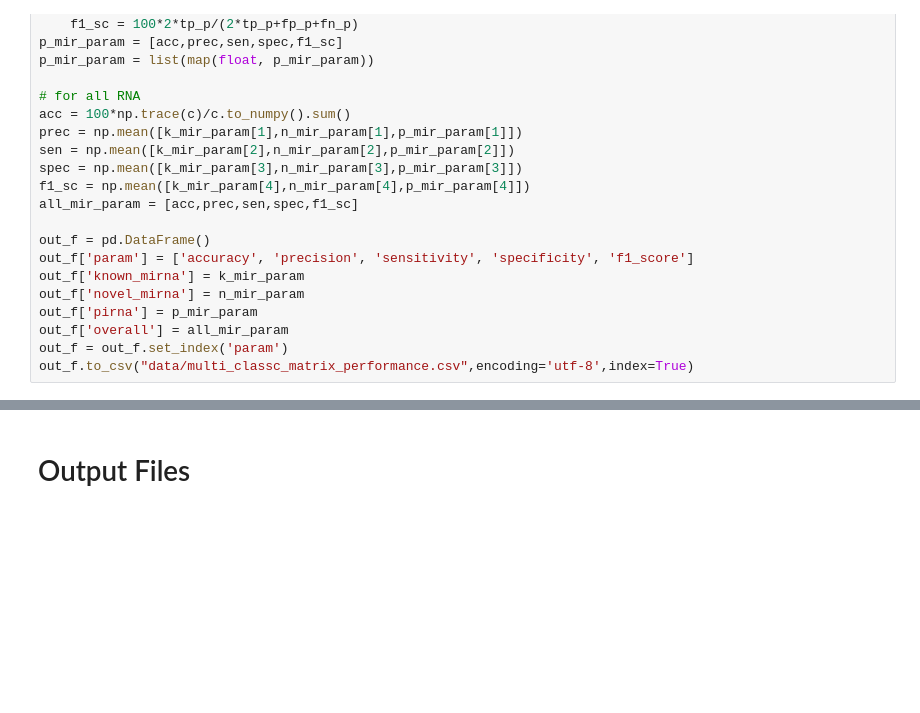
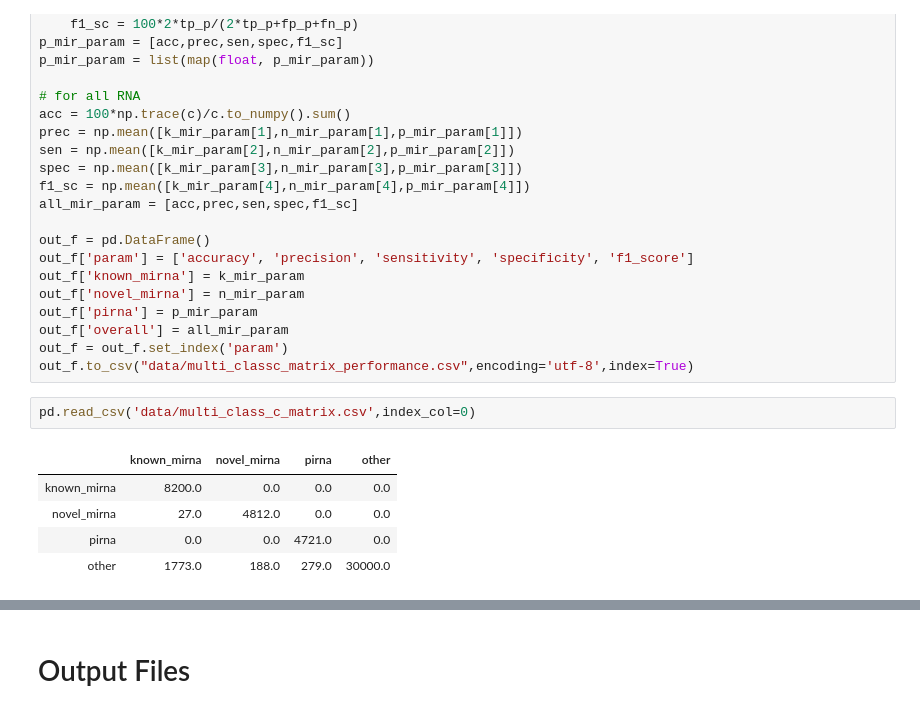
Before and after one commit to vivekruhela/miRPipe, a Jupyter notebook: mirpipe_synthetic.ipynb, the cells around one changed output, grey strips where cells are left out. Drawn from its saved outputs; the diff is of its cells as text; blank space fills up the shorter version.

```diff
--- a/mirpipe_synthetic.ipynb
+++ b/mirpipe_synthetic.ipynb
@@ -1293,3 +1293,11 @@ out_f['pirna'] = p_mir_param
 out_f['overall'] = all_mir_param
 out_f = out_f.set_index('param')
 out_f.to_csv("data/multi_classc_matrix_performance.csv",encoding='utf-8',index=True)
+# %%
+pd.read_csv('data/multi_class_c_matrix.csv',index_col=0)
+# %% [output]
+|  | known_mirna | novel_mirna | pirna | other |
+| known_mirna | 8200.0 | 0.0 | 0.0 | 0.0 |
+| novel_mirna | 27.0 | 4812.0 | 0.0 | 0.0 |
+| pirna | 0.0 | 0.0 | 4721.0 | 0.0 |
+| other | 1773.0 | 188.0 | 279.0 | 30000.0 |
```
Also changed, not shown: parts of 2 cells of this notebook.
